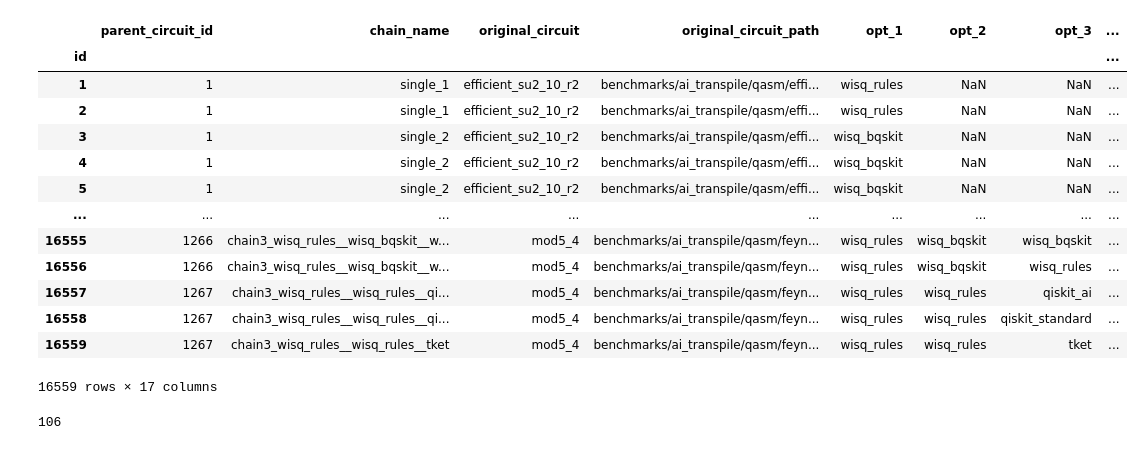
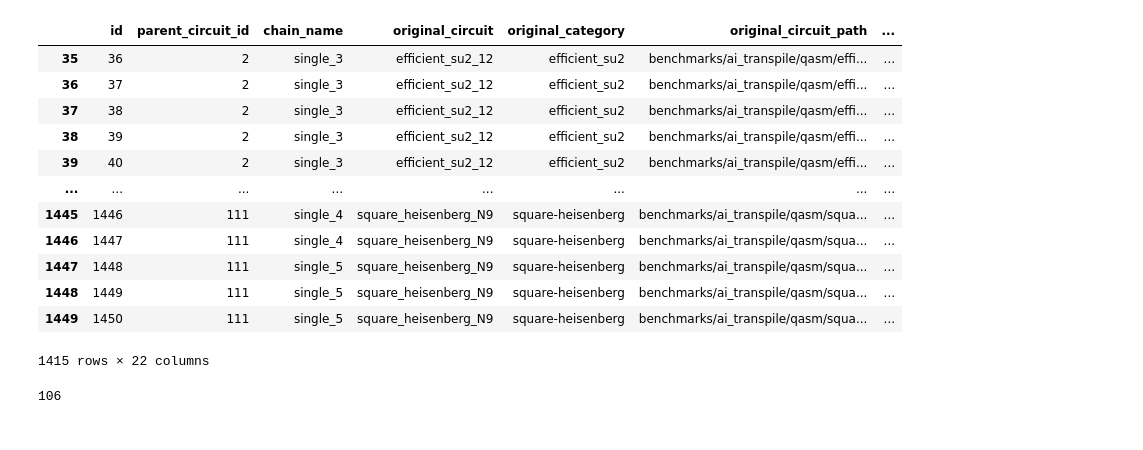
Before and after one commit to weilana30/quantum-optimizer-orchestration, a Jupyter notebook: Best_Single.ipynb, the cells around one changed output. Cells and saved outputs as stored; diff of their text form; code cells hidden in the pictures.

```diff
--- a/Best_Single.ipynb
+++ b/Best_Single.ipynb
@@ -8,23 +8,29 @@ sys.path.append(
 )
 from benchmarks.ai_transpile.transpilers import analyze_circuit
 df = pd.read_csv("master.csv", index_col=0)
+df =  df[
+        (df["opt_2"].isna())
+        & (df["opt_3"].isna())
+        ].reset_index()
 # %%
-df
+import pandas as pd
+
+pd.set_option('display.max_columns', None)
+df[35:]
 # %% [output]
-|  | parent_circuit_id | chain_name | original_circuit | original_circuit_path | opt_1 | opt_2 | opt_3 | ... |
-| id |  |  |  |  |  |  |  | ... |
-| 1 | 1 | single_1 | efficient_su2_10_r2 | benchmarks/ai_transpile/qasm/effi... | wisq_rules | NaN | NaN | ... |
-| 2 | 1 | single_1 | efficient_su2_10_r2 | benchmarks/ai_transpile/qasm/effi... | wisq_rules | NaN | NaN | ... |
-| 3 | 1 | single_2 | efficient_su2_10_r2 | benchmarks/ai_transpile/qasm/effi... | wisq_bqskit | NaN | NaN | ... |
-| 4 | 1 | single_2 | efficient_su2_10_r2 | benchmarks/ai_transpile/qasm/effi... | wisq_bqskit | NaN | NaN | ... |
-| 5 | 1 | single_2 | efficient_su2_10_r2 | benchmarks/ai_transpile/qasm/effi... | wisq_bqskit | NaN | NaN | ... |
-| ... | ... | ... | ... | ... | ... | ... | ... | ... |
-| 16555 | 1266 | chain3_wisq_rules__wisq_bqskit__w... | mod5_4 | benchmarks/ai_transpile/qasm/feyn... | wisq_rules | wisq_bqskit | wisq_bqskit | ... |
-| 16556 | 1266 | chain3_wisq_rules__wisq_bqskit__w... | mod5_4 | benchmarks/ai_transpile/qasm/feyn... | wisq_rules | wisq_bqskit | wisq_rules | ... |
-| 16557 | 1267 | chain3_wisq_rules__wisq_rules__qi... | mod5_4 | benchmarks/ai_transpile/qasm/feyn... | wisq_rules | wisq_rules | qiskit_ai | ... |
-| 16558 | 1267 | chain3_wisq_rules__wisq_rules__qi... | mod5_4 | benchmarks/ai_transpile/qasm/feyn... | wisq_rules | wisq_rules | qiskit_standard | ... |
-| 16559 | 1267 | chain3_wisq_rules__wisq_rules__tket | mod5_4 | benchmarks/ai_transpile/qasm/feyn... | wisq_rules | wisq_rules | tket | ... |
+|  | id | parent_circuit_id | chain_name | original_circuit | original_category | original_circuit_path | ... |
+| 35 | 36 | 2 | single_3 | efficient_su2_12 | efficient_su2 | benchmarks/ai_transpile/qasm/effi... | ... |
+| 36 | 37 | 2 | single_3 | efficient_su2_12 | efficient_su2 | benchmarks/ai_transpile/qasm/effi... | ... |
+| 37 | 38 | 2 | single_3 | efficient_su2_12 | efficient_su2 | benchmarks/ai_transpile/qasm/effi... | ... |
+| 38 | 39 | 2 | single_3 | efficient_su2_12 | efficient_su2 | benchmarks/ai_transpile/qasm/effi... | ... |
+| 39 | 40 | 2 | single_3 | efficient_su2_12 | efficient_su2 | benchmarks/ai_transpile/qasm/effi... | ... |
+| ... | ... | ... | ... | ... | ... | ... | ... |
+| 1445 | 1446 | 111 | single_4 | square_heisenberg_N9 | square-heisenberg | benchmarks/ai_transpile/qasm/squa... | ... |
+| 1446 | 1447 | 111 | single_4 | square_heisenberg_N9 | square-heisenberg | benchmarks/ai_transpile/qasm/squa... | ... |
+| 1447 | 1448 | 111 | single_5 | square_heisenberg_N9 | square-heisenberg | benchmarks/ai_transpile/qasm/squa... | ... |
+| 1448 | 1449 | 111 | single_5 | square_heisenberg_N9 | square-heisenberg | benchmarks/ai_transpile/qasm/squa... | ... |
+| 1449 | 1450 | 111 | single_5 | square_heisenberg_N9 | square-heisenberg | benchmarks/ai_transpile/qasm/squa... | ... |
-16559 rows × 17 columns
+1415 rows × 22 columns
 # %%
 og_circuits = df["original_circuit"].dropna().unique().tolist()
 len(og_circuits)
```
Also changed, not shown: parts of 9 cells of this notebook, 2 other files.
